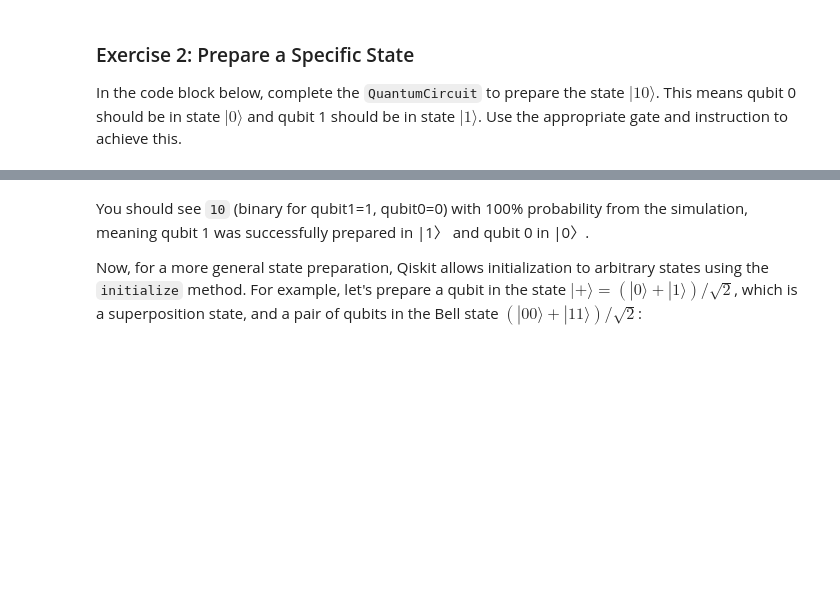
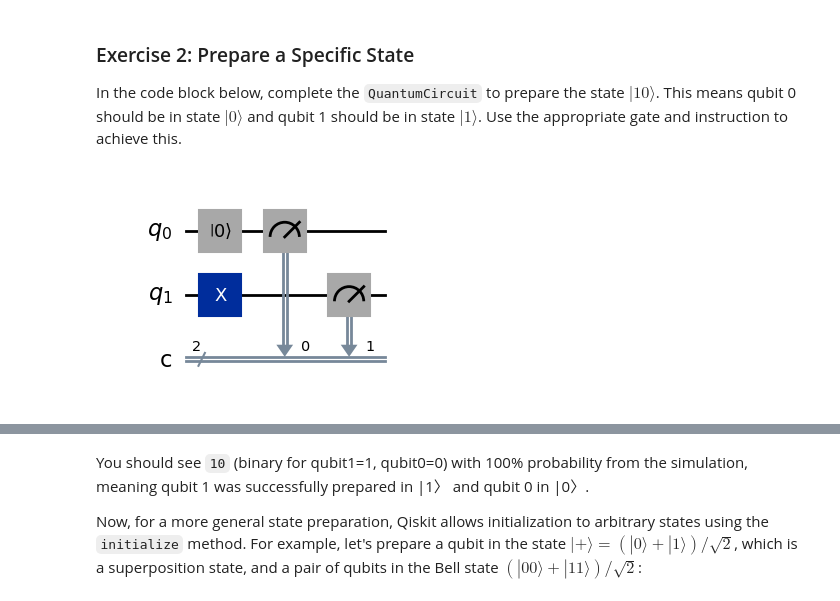
Before and after one commit to Rizwanhu/Quantum-Lab-Qiskit, a Jupyter notebook: divincenzo_criteria_lab_2.ipynb, the cells around one changed output, grey strips where cells are left out. Cells and saved outputs as stored; diff of their text form; code cells hidden in the pictures; blank space fills up the shorter version.

```diff
--- a/divincenzo_criteria_lab_2.ipynb
+++ b/divincenzo_criteria_lab_2.ipynb
@@ -199,23 +373,19 @@ plot_histogram(counts5r, legend=['5-qubit real'], figsize=(6,4))
 In the code block below, complete the `QuantumCircuit` to prepare the state $|10\rangle$. This means qubit 0 should be in state $|0\rangle$ and qubit 1 should be in state $|1\rangle$. Use the appropriate gate and instruction to achieve this.
 # %%
 from qiskit import QuantumCircuit
-from qiskit_aer import AerSimulator
 
-# Create a circuit to initialize qubits to |10> and verify by measurement
 qc_init = QuantumCircuit(2, 2)
 
-# --- YOUR CODE HERE ---
-
 # 1. Set qubit 1 to the |1> state
-
+qc_init.x(1)
 
 # 2. Explicitly reset qubit 0 to the |0> state
-
-
-# --- END YOUR CODE ---
+qc_init.reset(0)
 
 qc_init.measure([0, 1], [0, 1])
 qc_init.draw('mpl')
+# %% [output]
+[figure, added]
 # %%
 # Run the circuit and check the outcome
 sim_backend = AerSimulator()
```
Also changed, not shown: parts of 16 cells of this notebook.
